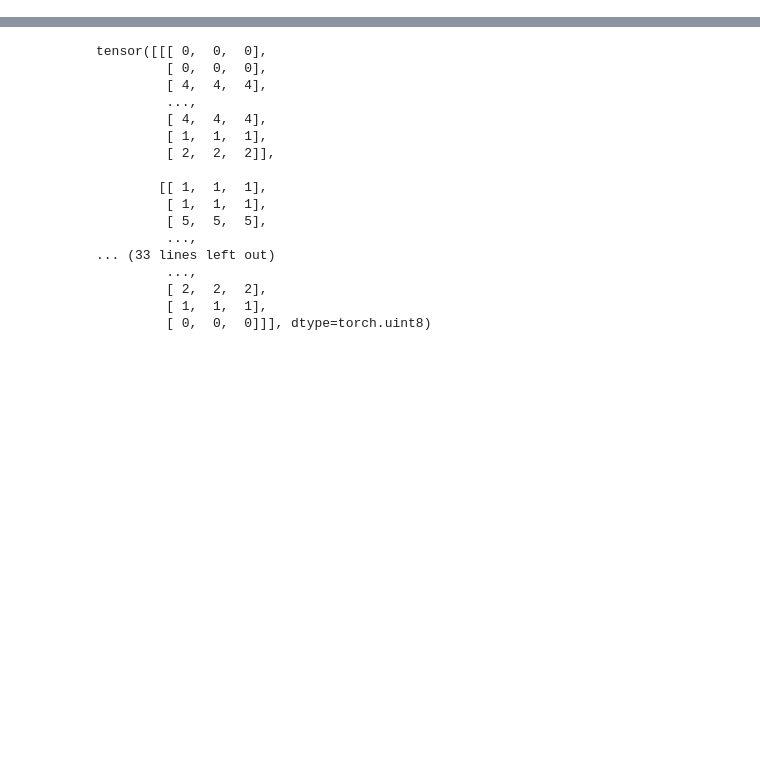
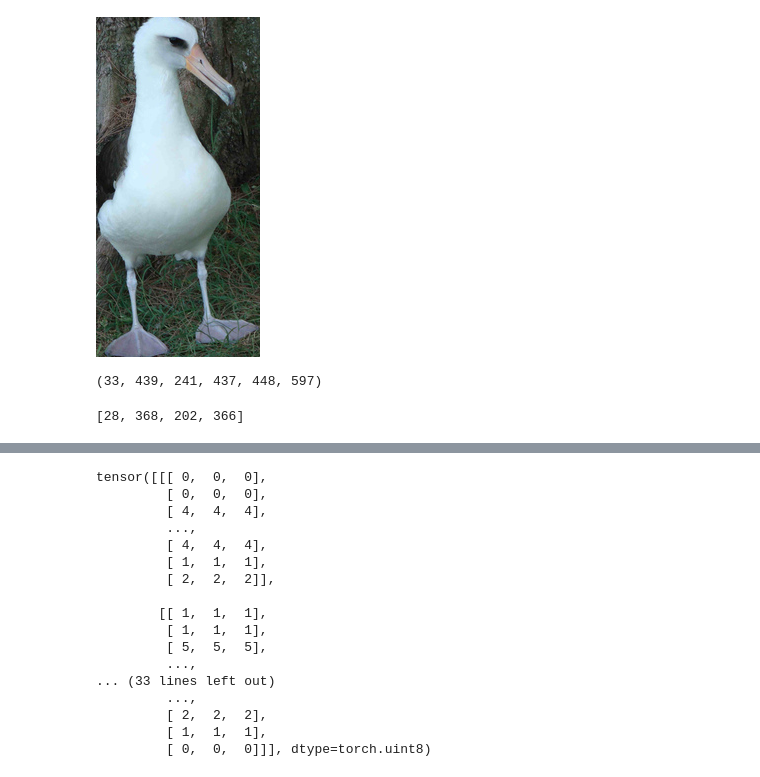
Before and after one commit to Vins1805/cnn-fine-grained-image-recognition, a Jupyter notebook: dataset2.ipynb, the cells around one changed output, grey strips where cells are left out. Saved outputs shown, nothing was run; the diff lists cells and outputs as text; code cells hidden in the pictures; blank space fills up the shorter version.

```diff
--- a/dataset2.ipynb
+++ b/dataset2.ipynb
@@ -86,0 +159,20 @@ RuntimeError: stack expects each tensor to be equal size, but got [264, 153, 3]
+# %%
+Image.fromarray(np.array(img)[bb[0]:bb[1],bb[2]:bb[3]])
+# %% [output]
+[figure, added]
+# %%
+p = m.shape[0]/448
+height = int(m.shape[0]/p)
+width = int(m.shape[1]/p)
+bb0 = int(bb[0]/p)
+bb1 = int(bb[1]/p)
+bb2 = int(bb[2]/p)
+bb3 = int(bb[3]/p)
+
+bb0,bb1,bb2,bb3,height,width
+# %% [output]
+(33, 439, 241, 437, 448, 597)
+# %%
+bb
+# %% [output]
+[28, 368, 202, 366]
```
Also changed, not shown: parts of 30 cells of this notebook, 1 other file.
